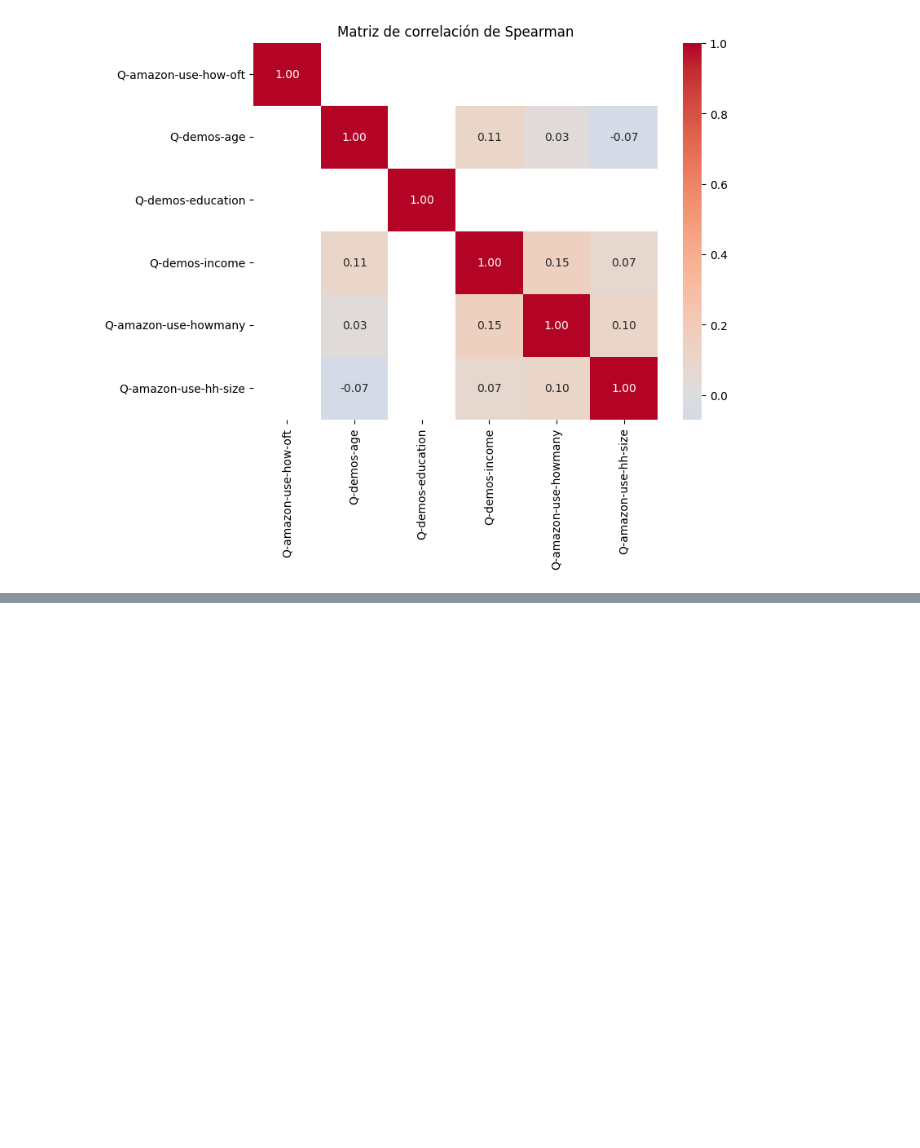
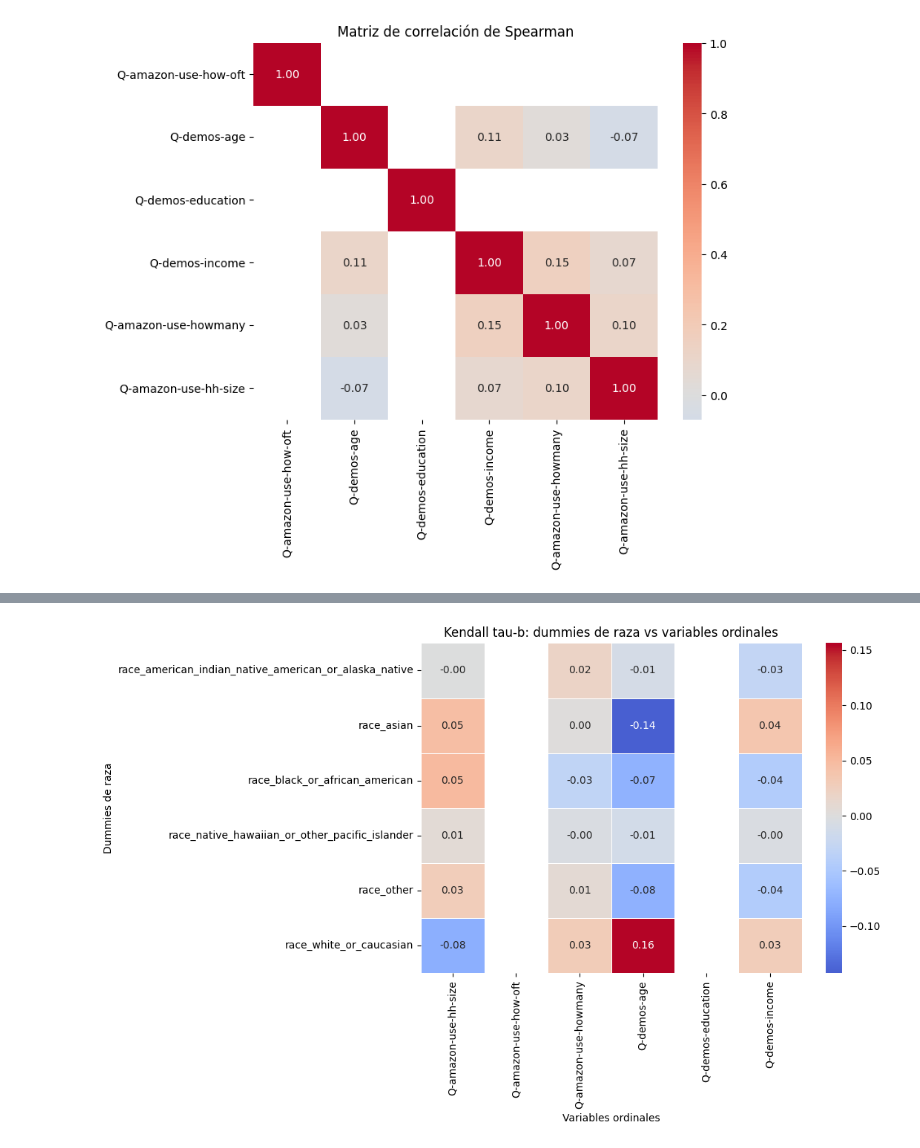
Before and after one commit to Th-msc-data-2026-ujav/Segmentacion-de-clientes-Samsung-SioW-SoW-y-Pow, a Jupyter notebook: analisis exploratorio/analisis_exploratorio.ipynb, the cells around one changed output, grey strips where cells are left out. Drawn from its saved outputs; the diff is of its cells as text; code cells hidden in the pictures; blank space fills up the shorter version.

```diff
--- a/analisis exploratorio/analisis_exploratorio.ipynb
+++ b/analisis exploratorio/analisis_exploratorio.ipynb
@@ -487,0 +717,22 @@ plt.show()
+# %%
+race_col = "Q-demos-race"
+
+race_dummies = (
+    data_survey2[race_col]
+    .fillna("")
+    .str.get_dummies(sep=",")
+)
+
+race_dummies.columns = (
+    race_dummies.columns
+    .str.strip()
+    .str.lower()
+    .str.replace("/", "_", regex=False)
+    .str.replace(" ", "_", regex=False)
+    .str.replace("-", "_", regex=False)
+)
+
+race_dummies.columns = [f"race_{c}" for c in race_dummies.columns]
+
+print(race_dummies.columns.tolist())
+print(race_dummies.sum().sort_values(ascending=False))
@@ -487,0 +832,8 @@ plt.show()
+# %%
+tau_matrix = race_vs_ordinal_trend.pivot(
+    index="race_dummy",
+    columns="ordinal_variable",
+    values="kendall_tau_b"
+)
+
+print(tau_matrix.round(3))
@@ -487,0 +884,17 @@ plt.show()
+# %%
+plt.figure(figsize=(11, 7))
+sns.heatmap(
+    tau_matrix.astype(float),
+    annot=True,
+    fmt=".2f",
+    cmap="coolwarm",
+    center=0,
+    linewidths=0.5
+)
+plt.title("Kendall tau-b: dummies de raza vs variables ordinales")
+plt.xlabel("Variables ordinales")
+plt.ylabel("Dummies de raza")
+plt.tight_layout()
+plt.show()
+# %% [output]
+[figure, added]
```
Also changed, not shown: parts of 13 cells of this notebook, 2 other files.
